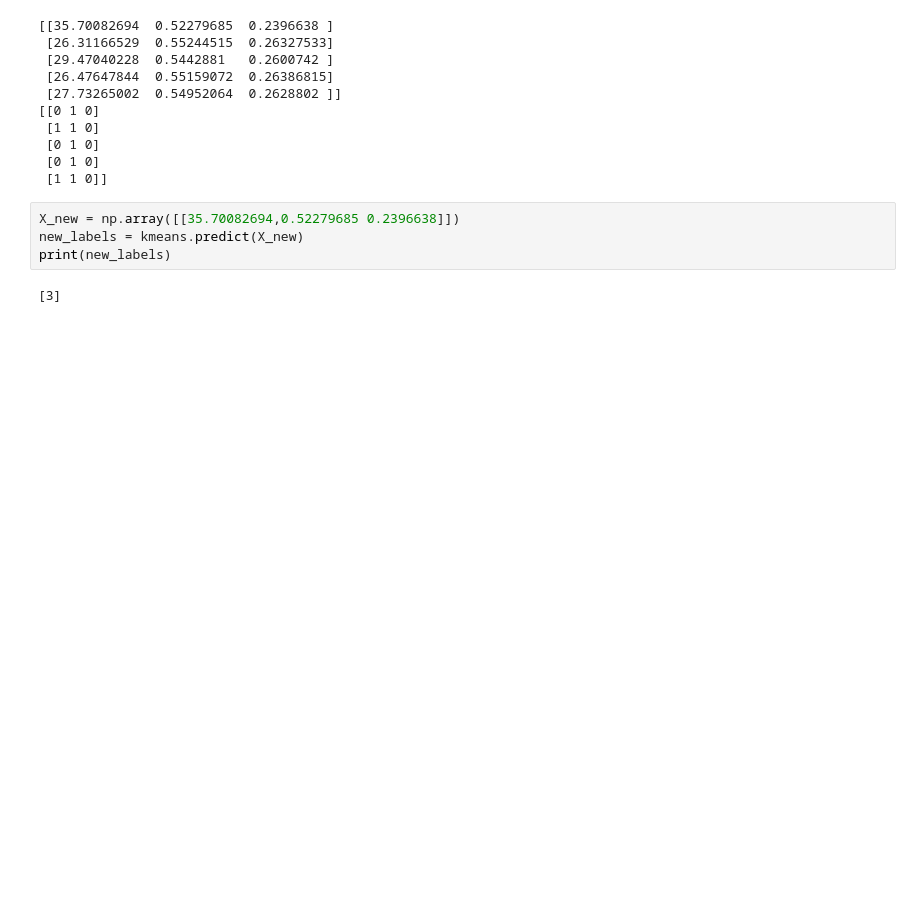
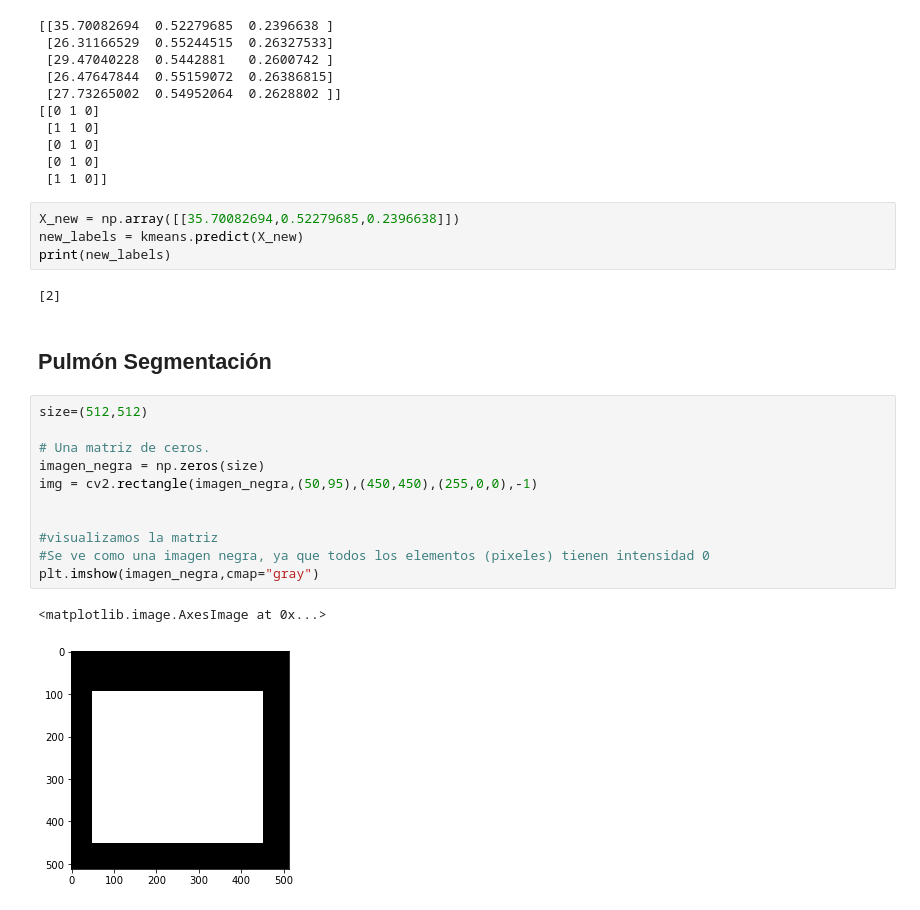
Before and after one commit to OscarEsC/covid19_symptoms_detector, a Jupyter notebook: covid19_symptoms_detector.py.ipynb, the cells around one changed output. Saved outputs shown, nothing was run; the diff lists cells and outputs as text; blank space fills up the shorter version.

```diff
--- a/covid19_symptoms_detector.py.ipynb
+++ b/covid19_symptoms_detector.py.ipynb
@@ -597,8 +597,24 @@ print(y_test) #Orden y es vidrio, consolidacion, derrame
  [0 1 0]
  [1 1 0]]
 # %%
-X_new = np.array([[35.70082694,0.52279685 0.2396638]])
+X_new = np.array([[35.70082694,0.52279685,0.2396638]])
 new_labels = kmeans.predict(X_new)
 print(new_labels)
 # %% [output]
-[3]
+[2]
+# %% [markdown]
+## Pulmón Segmentación
+# %%
+size=(512,512)
+
+# Una matriz de ceros.
+imagen_negra = np.zeros(size)
+img = cv2.rectangle(imagen_negra,(50,95),(450,450),(255,0,0),-1)
+
+
+#visualizamos la matriz
+#Se ve como una imagen negra, ya que todos los elementos (pixeles) tienen intensidad 0
+plt.imshow(imagen_negra,cmap="gray")
+# %% [output]
+<matplotlib.image.AxesImage at 0x...>
+[figure, added]
```
Also changed, not shown: parts of 15 cells of this notebook.
